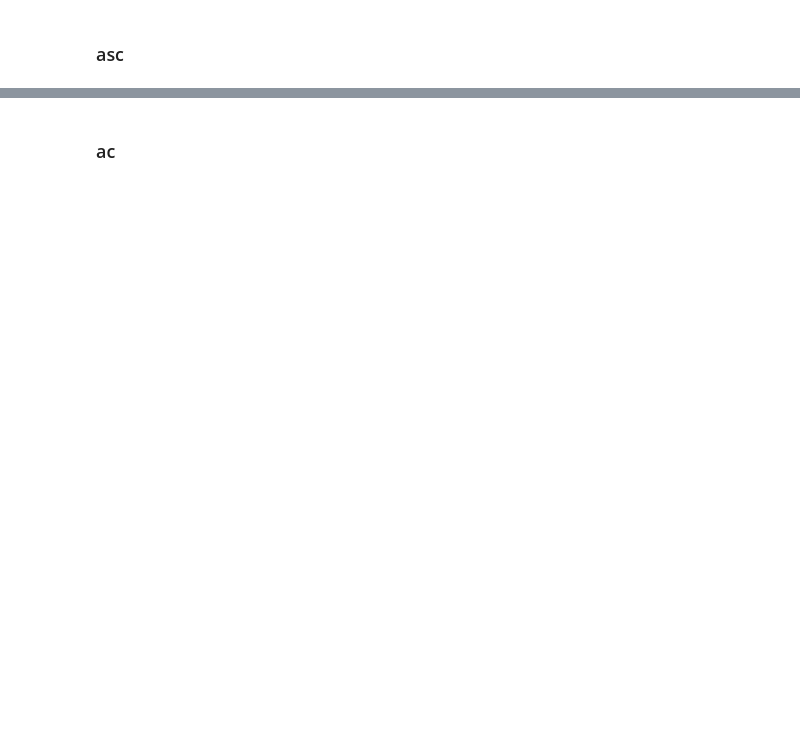
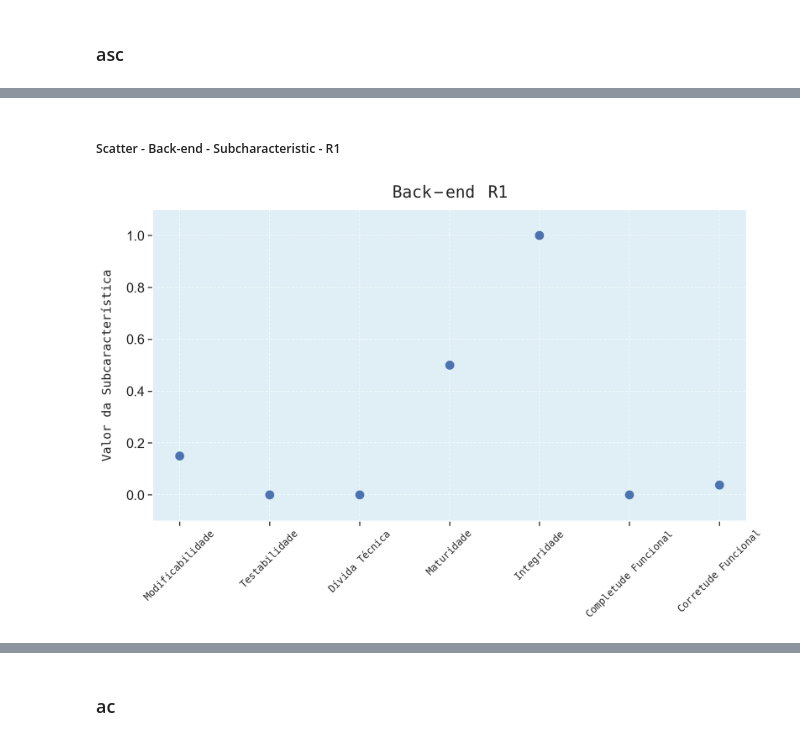
Before and after one commit to fga-eps-mds/2020.1-Grupo6, a Jupyter notebook: analytics/src/analytics.ipynb, the cells around one changed output, grey strips where cells are left out. Drawn from its saved outputs; the diff is of its cells as text; code cells hidden in the pictures; blank space fills up the shorter version.

```diff
--- a/analytics/src/analytics.ipynb
+++ b/analytics/src/analytics.ipynb
@@ -205,5 +189,4 @@ back_r1_df
 # %% [markdown]
 ##### ma1
 # %%
-complexity = back_r1_df[['complexity', 'functions']][(back_r1_df['complexity'].astype(float) <= 5) & (back_r1_df['functions'].astype(float) > 0) ]
-complexity
+back_r1_df['complexity/functions']=back_r1_df['complexity'].astype(float)/back_r1_df['functions'].astype(float)
@@ -1690,0 +1676,35 @@ asc
+# %% [markdown]
+##### Scatter - Back-end  - Subcharacteristic - R1
+# %%
+fig = plt.figure(figsize=(13, 7))
+
+
+plt.plot(asc["asc_back_r1"], marker='o', ms=10, linewidth=0)
+
+plt.title("$\mathtt{Back-end\ \ \ \ R1}$",
+          fontsize=20,
+          pad=15,
+          weight='bold')
+
+plt.axhspan(-0.1, 1.1, color="#c9f9ff", alpha=0.3)
+plt.ylim(-0.1, 1.1)
+
+plt.ylabel("$\mathtt{Valor\ \ \ da\ \ \ Subcaracterística}$",
+           fontsize=15,
+           labelpad=15,
+           weight='bold')
+
+x = [0,1,2,3,4,5,6]
+x_label = ['$\mathtt{Modificabilidade}$',
+           '$\mathtt{Testabilidade}$',
+           '$\mathtt{Dívida\ \ \ Técnica}$',
+           '$\mathtt{Maturidade}$',
+           '$\mathtt{Integridade}$',
+           '$\mathtt{Completude\ \ \ Funcional}$',
+           '$\mathtt{Corretude\ \ \ Funcional}$']
+
+plt.xticks(x, x_label, rotation=45, fontsize=12)
+
+plt.show()
+# %% [output]
+[figure, added]
```
Also changed, not shown: parts of 99 cells of this notebook.
